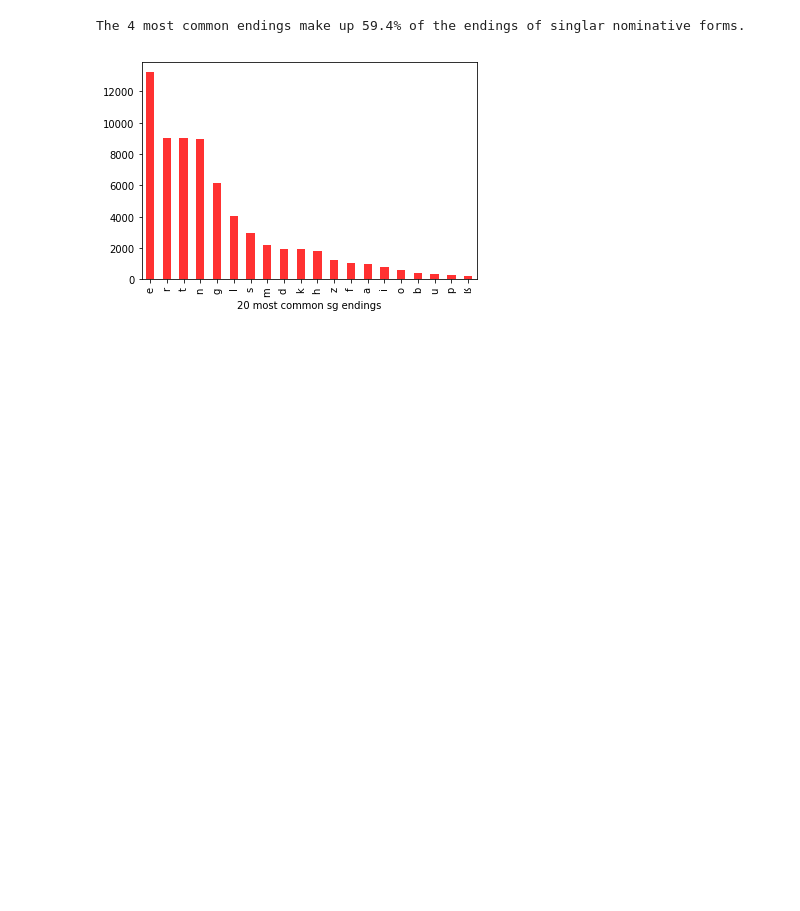
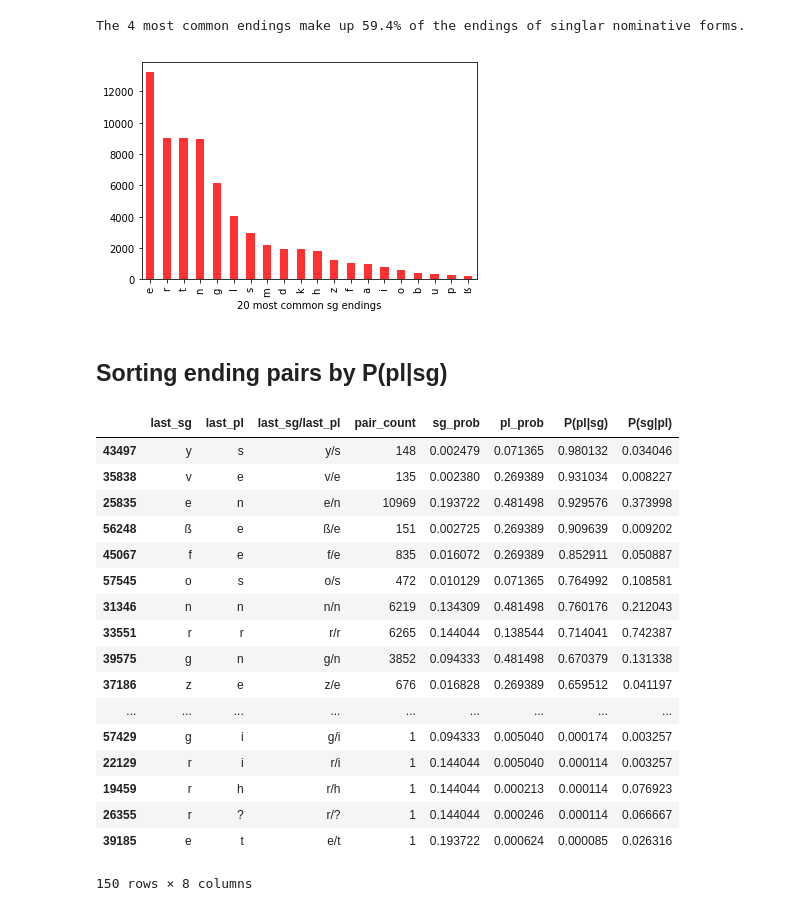
Before and after one commit to gyarmathy/german-stats, a Jupyter notebook: German_N_stats.ipynb, the cells around one changed output. Drawn from its saved outputs; the diff is of its cells as text; code cells hidden in the pictures; blank space fills up the shorter version.

Commit message:
Added sorting by conditional probability of pl ending given sg ending

```diff
--- a/German_N_stats.ipynb
+++ b/German_N_stats.ipynb
@@ -248,3 +248,30 @@ print("The 4 most common endings make up {}% of the endings of singlar nominativ
 # %% [output]
 The 4 most common endings make up 59.4% of the endings of singlar nominative forms.
 [figure]
+# %% [markdown]
+## Sorting ending pairs by P(pl|sg)
+# %%
+df = sg_pl_end_uniqe_df.sort_values(by=['P(pl|sg)'], ascending=False)
+
+# discount very rare sg endings:
+df = df[df['sg_prob'] > 0.001]
+df
+# %% [output]
+|  | last_sg | last_pl | last_sg/last_pl | pair_count | sg_prob | pl_prob | P(pl|sg) | P(sg|pl) |
+| 43497 | y | s | y/s | 148 | 0.002479 | 0.071365 | 0.980132 | 0.034046 |
+| 35838 | v | e | v/e | 135 | 0.002380 | 0.269389 | 0.931034 | 0.008227 |
+| 25835 | e | n | e/n | 10969 | 0.193722 | 0.481498 | 0.929576 | 0.373998 |
+| 56248 | ß | e | ß/e | 151 | 0.002725 | 0.269389 | 0.909639 | 0.009202 |
+| 45067 | f | e | f/e | 835 | 0.016072 | 0.269389 | 0.852911 | 0.050887 |
+| 57545 | o | s | o/s | 472 | 0.010129 | 0.071365 | 0.764992 | 0.108581 |
+| 31346 | n | n | n/n | 6219 | 0.134309 | 0.481498 | 0.760176 | 0.212043 |
+| 33551 | r | r | r/r | 6265 | 0.144044 | 0.138544 | 0.714041 | 0.742387 |
+| 39575 | g | n | g/n | 3852 | 0.094333 | 0.481498 | 0.670379 | 0.131338 |
+| 37186 | z | e | z/e | 676 | 0.016828 | 0.269389 | 0.659512 | 0.041197 |
+| ... | ... | ... | ... | ... | ... | ... | ... | ... |
+| 57429 | g | i | g/i | 1 | 0.094333 | 0.005040 | 0.000174 | 0.003257 |
+| 22129 | r | i | r/i | 1 | 0.144044 | 0.005040 | 0.000114 | 0.003257 |
+| 19459 | r | h | r/h | 1 | 0.144044 | 0.000213 | 0.000114 | 0.076923 |
+| 26355 | r | ? | r/? | 1 | 0.144044 | 0.000246 | 0.000114 | 0.066667 |
+| 39185 | e | t | e/t | 1 | 0.193722 | 0.000624 | 0.000085 | 0.026316 |
+150 rows × 8 columns
```
